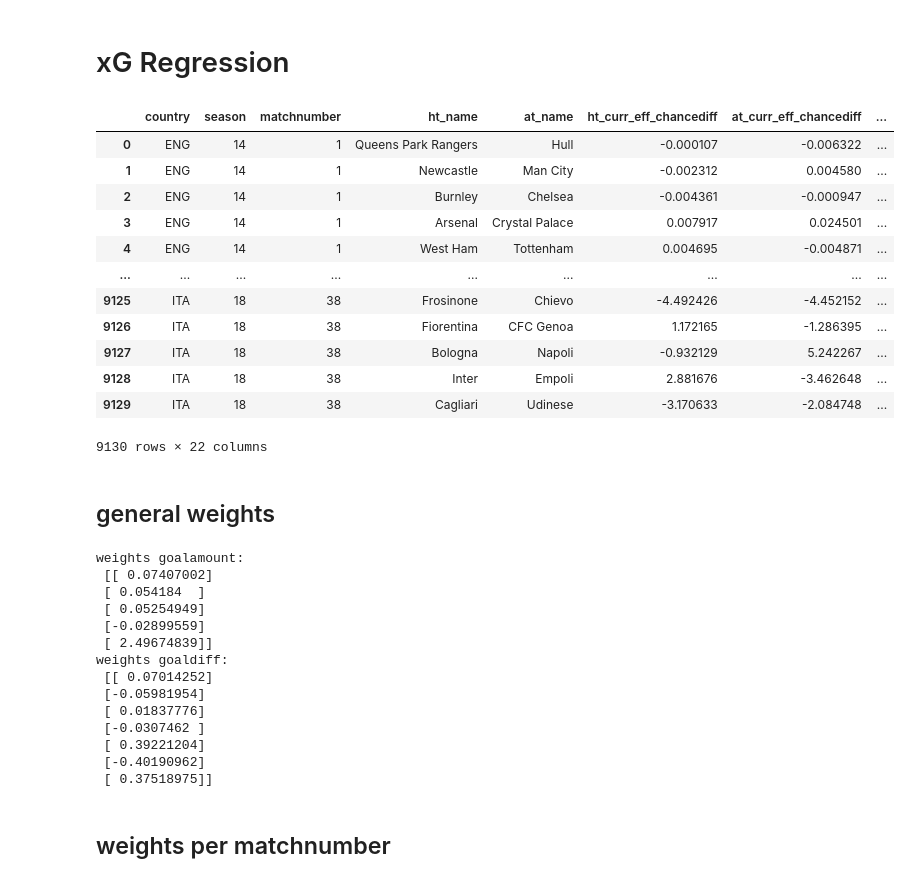
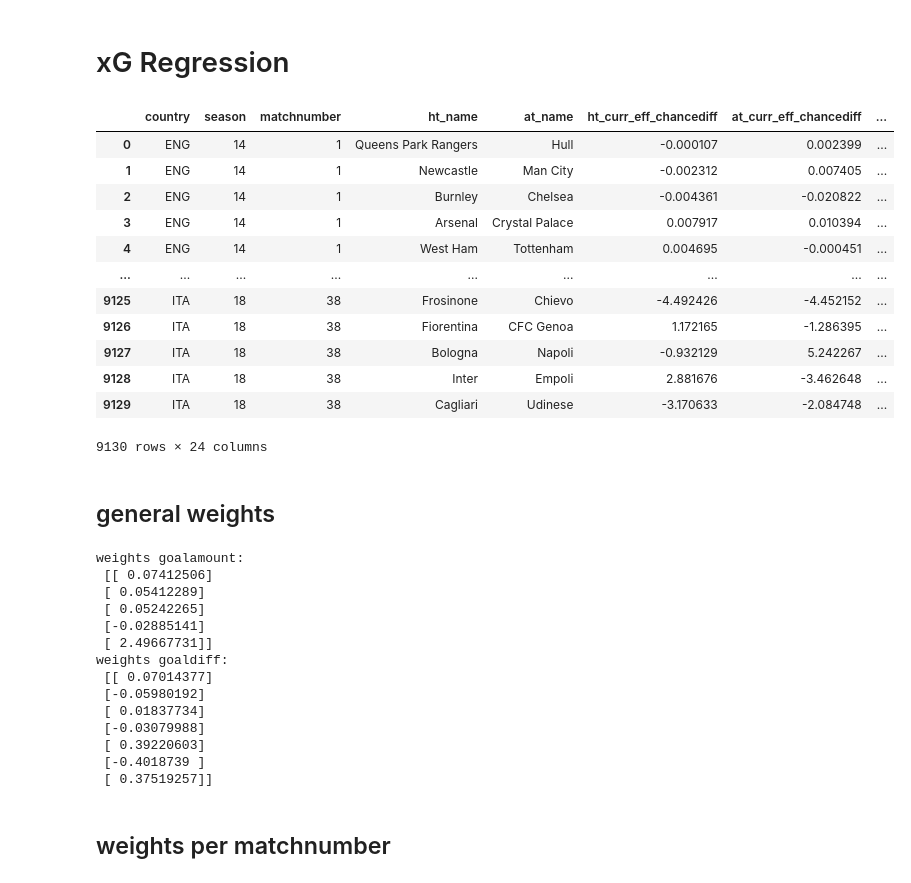
Before and after one commit to LUKEx76/football_prediction, a Jupyter notebook: xg_model/xg_regression.ipynb, the cells around one changed output. Cells and saved outputs as stored; diff of their text form; code cells hidden in the pictures.

```diff
--- a/xg_model/xg_regression.ipynb
+++ b/xg_model/xg_regression.ipynb
@@ -51,7 +51,7 @@ def h(X, w):
 df_matches = pd.read_csv('matches_xg.csv', sep=';')
 df_matches['bias'] = 1
 
-noise = np.random.normal(0, 0.01, df_matches.shape[0] * 10)
+noise = np.random.normal(0, 0.01, df_matches.shape[0] * 12)
 
 for index, row in df_matches.iterrows():
     # ht
@@ -63,52 +63,58 @@ for index, row in df_matches.iterrows():
     if row["ht_curr_eff_chanceamount"] == 0:
         df_matches.at[index,
                       "ht_curr_eff_chanceamount"] = noise[df_matches.shape[0] * 2 + index]
     if row["ht_past_chanceamount"] == 0:
         df_matches.at[index,
                       "ht_past_chanceamount"] = noise[df_matches.shape[0] * 3 + index]
+    if row["ht_fitness"] == 0:
+        df_matches.at[index,
+                      "ht_fitness"] = noise[df_matches.shape[0] * 4 + index]
     # at
     if row["at_curr_eff_chancediff"] == 0:
         df_matches.at[index,
-                      "at_curr_eff_chancediff"] = noise[df_matches.shape[0] * 4 + index]
+                      "at_curr_eff_chancediff"] = noise[df_matches.shape[0] * 5 + index]
     if row["at_past_chancediff_combined"] == 0:
         df_matches.at[index,
-                      "at_past_chancediff_combined"] = noise[df_matches.shape[0] * 5 + index]
+                      "at_past_chancediff_combined"] = noise[df_matches.shape[0] * 6 + index]
     if row["at_curr_eff_chanceamount"] == 0:
         df_matches.at[index,
-                      "at_curr_eff_chanceamount"] = noise[df_matches.shape[0] * 6 + index]
+                      "at_curr_eff_chanceamount"] = noise[df_matches.shape[0] * 7 + index]
     if row["at_past_chanceamount"] == 0:
         df_matches.at[index,
-                      "at_past_chanceamount"] = noise[df_matches.shape[0] * 7 + index]
+                      "at_past_chanceamount"] = noise[df_matches.shape[0] * 8 + index]
+    if row["at_fitness"] == 0:
+        df_matches.at[index,
+                      "at_fitness"] = noise[df_matches.shape[0] * 9 + index]
     # label
     if row["xg_diff"] == 0:
         df_matches.at[index,
-                      "xg_diff"] = noise[df_matches.shape[0] * 8 + index]
+                      "xg_diff"] = noise[df_matches.shape[0] * 10 + index]
     if row["xg_amount"] == 0:
         df_matches.at[index,
-                      "xg_amount"] = noise[df_matches.shape[0] * 9 + index]
+                      "xg_amount"] = noise[df_matches.shape[0] * 11 + index]
 
 ga_feature_set = ["ht_curr_eff_chanceamount", "at_curr_eff_chanceamount",
                   "ht_past_chanceamount", "at_past_chanceamount", "bias"]
 gd_feature_set = ["ht_curr_eff_chancediff", "at_curr_eff_chancediff", "ht_past_chancediff_combined", "at_past_chancediff_combined",
-                  "ht_market_value_ln_relative", "at_market_value_ln_relative", "bias"]
+                  "ht_fitness","at_fitness","ht_market_value_ln_relative", "at_market_value_ln_relative", "bias"]
 ga_label = ["xg_amount"]
 gd_label = ["xg_diff"]
 
 df_matches
 # %% [output]
 |  | country | season | matchnumber | ht_name | at_name | ht_curr_eff_chancediff | at_curr_eff_chancediff | ... |
-| 0 | ENG | 14 | 1 | Queens Park Rangers | Hull | -0.000107 | -0.006322 | ... |
-| 1 | ENG | 14 | 1 | Newcastle | Man City | -0.002312 | 0.004580 | ... |
-| 2 | ENG | 14 | 1 | Burnley | Chelsea | -0.004361 | -0.000947 | ... |
-| 3 | ENG | 14 | 1 | Arsenal | Crystal Palace | 0.007917 | 0.024501 | ... |
-| 4 | ENG | 14 | 1 | West Ham | Tottenham | 0.004695 | -0.004871 | ... |
+| 0 | ENG | 14 | 1 | Queens Park Rangers | Hull | -0.000107 | 0.002399 | ... |
+| 1 | ENG | 14 | 1 | Newcastle | Man City | -0.002312 | 0.007405 | ... |
+| 2 | ENG | 14 | 1 | Burnley | Chelsea | -0.004361 | -0.020822 | ... |
+| 3 | ENG | 14 | 1 | Arsenal | Crystal Palace | 0.007917 | 0.010394 | ... |
+| 4 | ENG | 14 | 1 | West Ham | Tottenham | 0.004695 | -0.000451 | ... |
 | ... | ... | ... | ... | ... | ... | ... | ... | ... |
 | 9125 | ITA | 18 | 38 | Frosinone | Chievo | -4.492426 | -4.452152 | ... |
 | 9126 | ITA | 18 | 38 | Fiorentina | CFC Genoa | 1.172165 | -1.286395 | ... |
 | 9127 | ITA | 18 | 38 | Bologna | Napoli | -0.932129 | 5.242267 | ... |
 | 9128 | ITA | 18 | 38 | Inter | Empoli | 2.881676 | -3.462648 | ... |
 | 9129 | ITA | 18 | 38 | Cagliari | Udinese | -3.170633 | -2.084748 | ... |
-9130 rows × 22 columns
+9130 rows × 24 columns
 # %% [markdown]
 ## general weights
 # %%
@@ -129,19 +135,19 @@ print("weights goalamount:\n", w_ga)
 print("weights goaldiff:\n", w_gd)
 # %% [output]
 weights goalamount:
- [[ 0.07407002]
- [ 0.054184  ]
- [ 0.05254949]
- [-0.02899559]
- [ 2.49674839]]
+ [[ 0.07412506]
+ [ 0.05412289]
+ [ 0.05242265]
+ [-0.02885141]
+ [ 2.49667731]]
 weights goaldiff:
- [[ 0.07014252]
- [-0.05981954]
- [ 0.01837776]
- [-0.0307462 ]
- [ 0.39221204]
- [-0.40190962]
- [ 0.37518975]]
+ [[ 0.07014377]
+ [-0.05980192]
+ [ 0.01837734]
+ [-0.03079988]
+ [ 0.39220603]
+ [-0.4018739 ]
+ [ 0.37519257]]
 # %% [markdown]
 ## weights per matchnumber
 # %%
```
Also changed, not shown: parts of 6 cells of this notebook, 8 other files.
